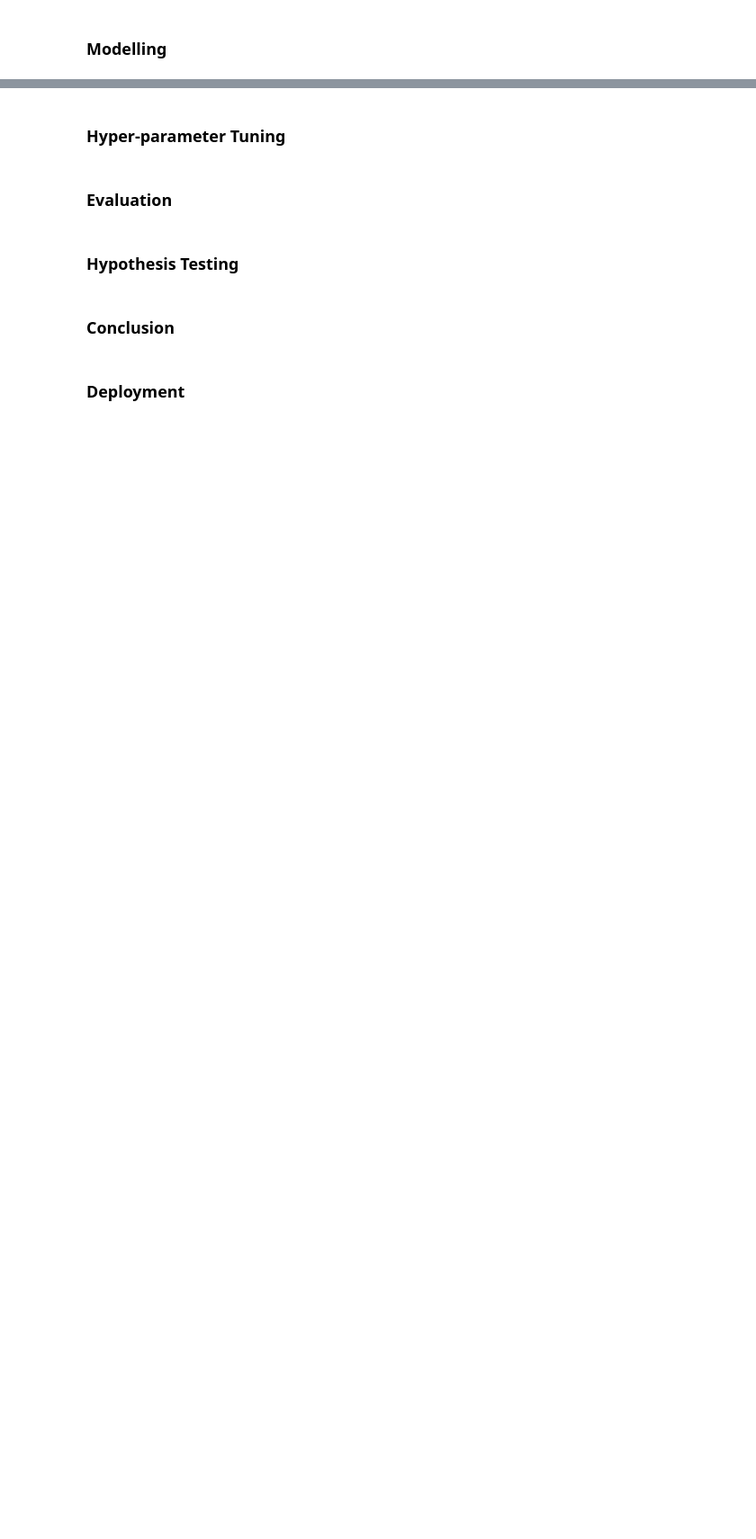
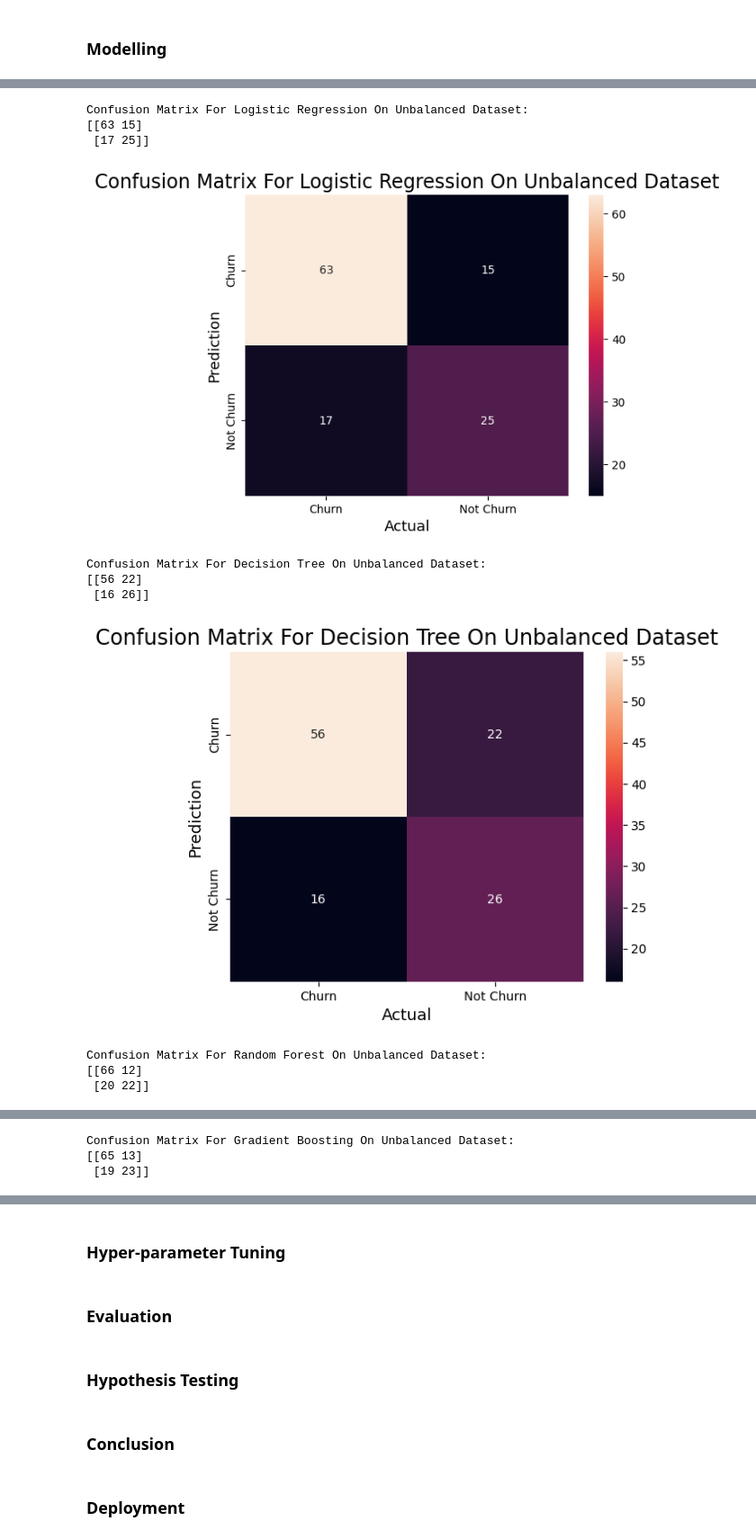
Before and after one commit to iameberedavid/Sepsis-Prediction-Analysis-and-API-Creation, a Jupyter notebook: Sepsis Prediction Analysis.ipynb, the cells around one changed output, grey strips where cells are left out. Shown at 90% size. Cells and saved outputs as stored; diff of their text form; code cells hidden in the pictures; blank space fills up the shorter version.

```diff
--- a/Sepsis Prediction Analysis.ipynb
+++ b/Sepsis Prediction Analysis.ipynb
@@ -475,0 +771,37 @@ test_data_scaled_df.head()
+# %%
+# Model prediction and confusion matrix computation
+for model_name, model in models:
+    # Model training with unbalanced dataset
+    model.fit(X_train_scaled_df, y_train)
+
+    # Using the models to make predictions on the validation set
+    y_pred_unbal = model.predict(X_val_scaled_df)
+
+    # Compute the confusion matrix
+    cm = confusion_matrix(y_val, y_pred_unbal)
+
+    # Print the confusion matrix
+    print(f'Confusion Matrix For {model_name} On Unbalanced Dataset:\n{cm}')
+
+    # plot the confusion matrix
+    sns.heatmap(cm,
+            annot=True,
+            fmt='g',
+            xticklabels=['Churn','Not Churn'],
+            yticklabels=['Churn','Not Churn'])
+    plt.ylabel('Prediction',fontsize=13)
+    plt.xlabel('Actual',fontsize=13)
+    plt.title(f'Confusion Matrix For {model_name} On Unbalanced Dataset',fontsize=17)
+    plt.show()
+# %% [output]
+Confusion Matrix For Logistic Regression On Unbalanced Dataset:
+[[63 15]
+ [17 25]]
+[figure, added]
+Confusion Matrix For Decision Tree On Unbalanced Dataset:
+[[56 22]
+ [16 26]]
+[figure, added]
+Confusion Matrix For Random Forest On Unbalanced Dataset:
+[[66 12]
+ [20 22]]
@@ -475,0 +809,3 @@ test_data_scaled_df.head()
+Confusion Matrix For Gradient Boosting On Unbalanced Dataset:
+[[65 13]
+ [19 23]]
```
Also changed, not shown: parts of 44 cells of this notebook.
